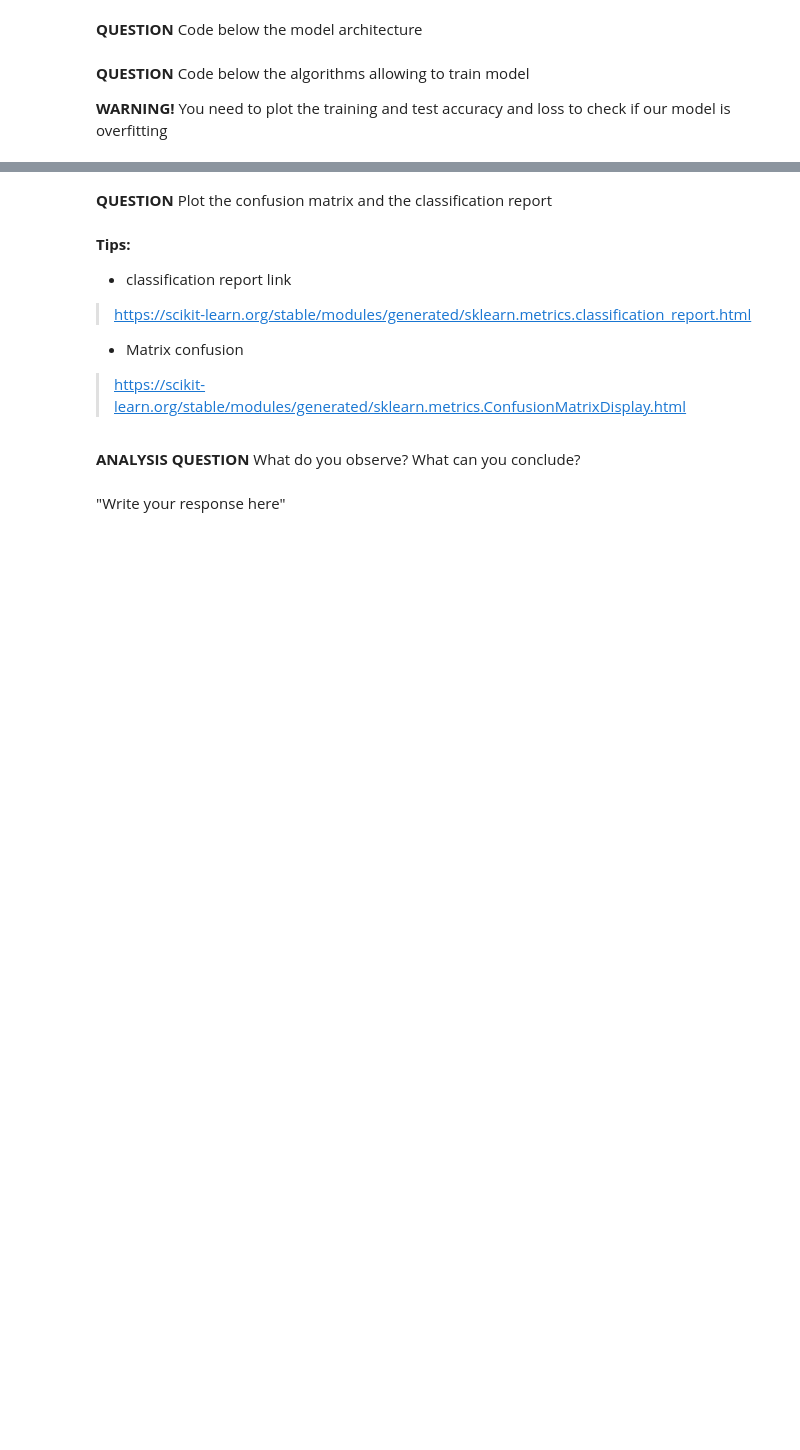
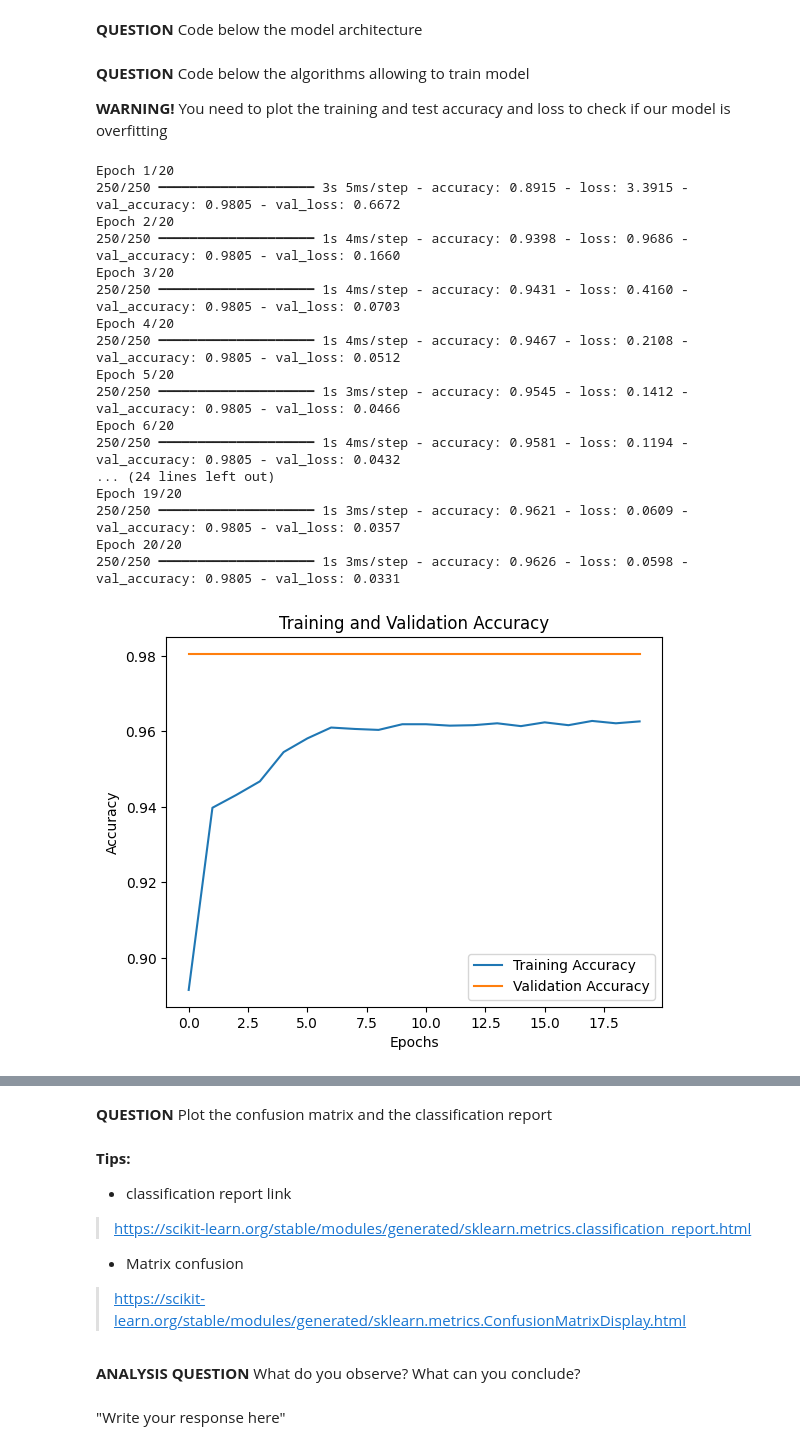
Before and after one commit to matthieuzajac/Embedded_AI, a Jupyter notebook: Colab_IA_EMBARQUEE/TP_IA_EMBARQUEE.ipynb, the cells around one changed output, grey strips where cells are left out. Cells and saved outputs as stored; diff of their text form; code cells hidden in the pictures; blank space fills up the shorter version.

```diff
--- a/Colab_IA_EMBARQUEE/TP_IA_EMBARQUEE.ipynb
+++ b/Colab_IA_EMBARQUEE/TP_IA_EMBARQUEE.ipynb
@@ -72,6 +209,70 @@ In this section, you must build and train a model without rebalancing the datase
 # %% [markdown]
 **QUESTION** Code below the model architecture
+# %%
+# Initialize the model
+model = tf.keras.Sequential([
+    # Input layer
+    tf.keras.layers.Dense(64, activation='relu', input_shape=(5,)),
+    tf.keras.layers.Dropout(0.2),
+
+    # Hidden layer
+    tf.keras.layers.Dense(64, activation='relu'),
+    tf.keras.layers.Dropout(0.2),
+
+    # Output layer (6 outputs for multi-label classification)
+    tf.keras.layers.Dense(6, activation='sigmoid')
+])
 # %% [markdown]
 **QUESTION** Code below the algorithms allowing to train model
 
 **WARNING!** You need to plot the training and test accuracy and loss to check if our model is overfitting
+# %%
+# Compile the model
+model.compile(optimizer='adam',
+              loss='binary_crossentropy',
+              metrics=['accuracy'])
+
+# Train the model
+history = model.fit(
+    train_dataset,
+    validation_data=test_dataset,
+    epochs=20,
+    verbose=1
+)
+
+# Plot training and validation accuracy
+plt.plot(history.history['accuracy'], label='Training Accuracy')
+plt.plot(history.history['val_accuracy'], label='Validation Accuracy')
+plt.xlabel('Epochs')
+plt.ylabel('Accuracy')
+plt.title('Training and Validation Accuracy')
+plt.legend()
+plt.show()
+
+# Plot training and validation loss
+plt.plot(history.history['loss'], label='Training Loss')
+plt.plot(history.history['val_loss'], label='Validation Loss')
+plt.xlabel('Epochs')
+plt.ylabel('Loss')
+plt.title('Training and Validation Loss')
+plt.legend()
+plt.show()
+# %% [output]
+Epoch 1/20
+250/250 ━━━━━━━━━━━━━━━━━━━━ 3s 5ms/step - accuracy: 0.8915 - loss: 3.3915 - val_accuracy: 0.9805 - val_loss: 0.6672
+Epoch 2/20
+250/250 ━━━━━━━━━━━━━━━━━━━━ 1s 4ms/step - accuracy: 0.9398 - loss: 0.9686 - val_accuracy: 0.9805 - val_loss: 0.1660
+Epoch 3/20
+250/250 ━━━━━━━━━━━━━━━━━━━━ 1s 4ms/step - accuracy: 0.9431 - loss: 0.4160 - val_accuracy: 0.9805 - val_loss: 0.0703
+Epoch 4/20
+250/250 ━━━━━━━━━━━━━━━━━━━━ 1s 4ms/step - accuracy: 0.9467 - loss: 0.2108 - val_accuracy: 0.9805 - val_loss: 0.0512
+Epoch 5/20
+250/250 ━━━━━━━━━━━━━━━━━━━━ 1s 3ms/step - accuracy: 0.9545 - loss: 0.1412 - val_accuracy: 0.9805 - val_loss: 0.0466
+Epoch 6/20
+250/250 ━━━━━━━━━━━━━━━━━━━━ 1s 4ms/step - accuracy: 0.9581 - loss: 0.1194 - val_accuracy: 0.9805 - val_loss: 0.0432
+... (24 lines left out)
+Epoch 19/20
+250/250 ━━━━━━━━━━━━━━━━━━━━ 1s 3ms/step - accuracy: 0.9621 - loss: 0.0609 - val_accuracy: 0.9805 - val_loss: 0.0357
+Epoch 20/20
+250/250 ━━━━━━━━━━━━━━━━━━━━ 1s 3ms/step - accuracy: 0.9626 - loss: 0.0598 - val_accuracy: 0.9805 - val_loss: 0.0331
+[figure, added]
```
Also changed, not shown: parts of 19 cells of this notebook.
